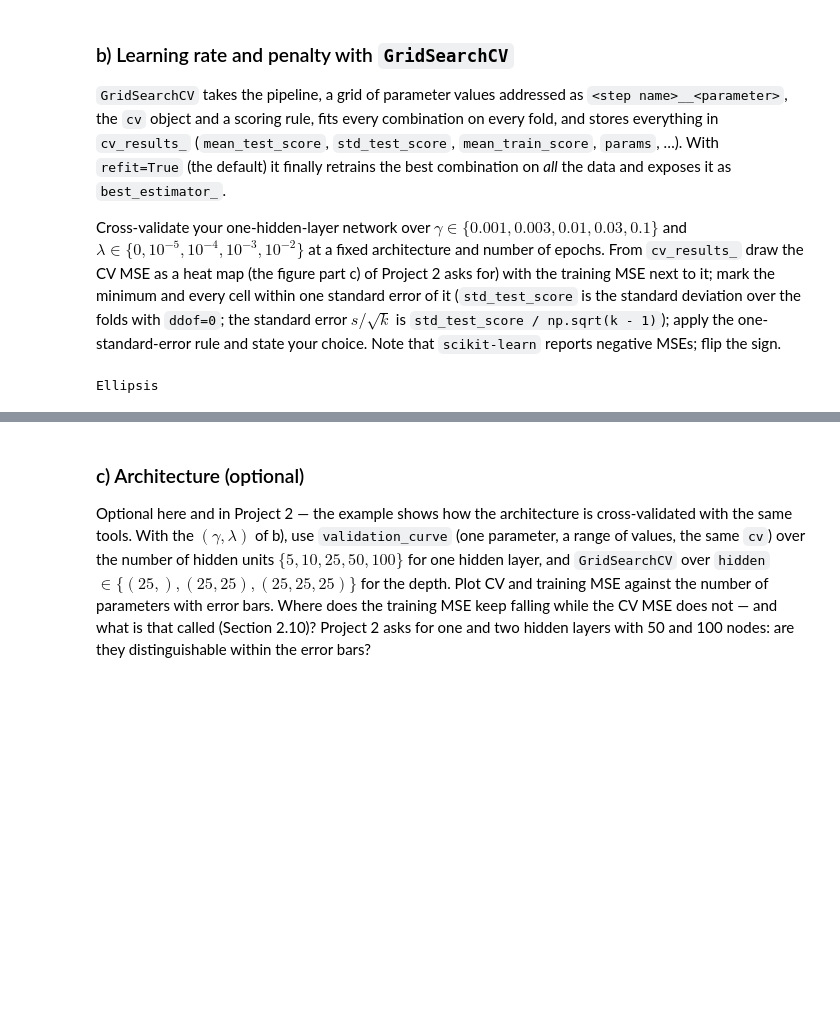
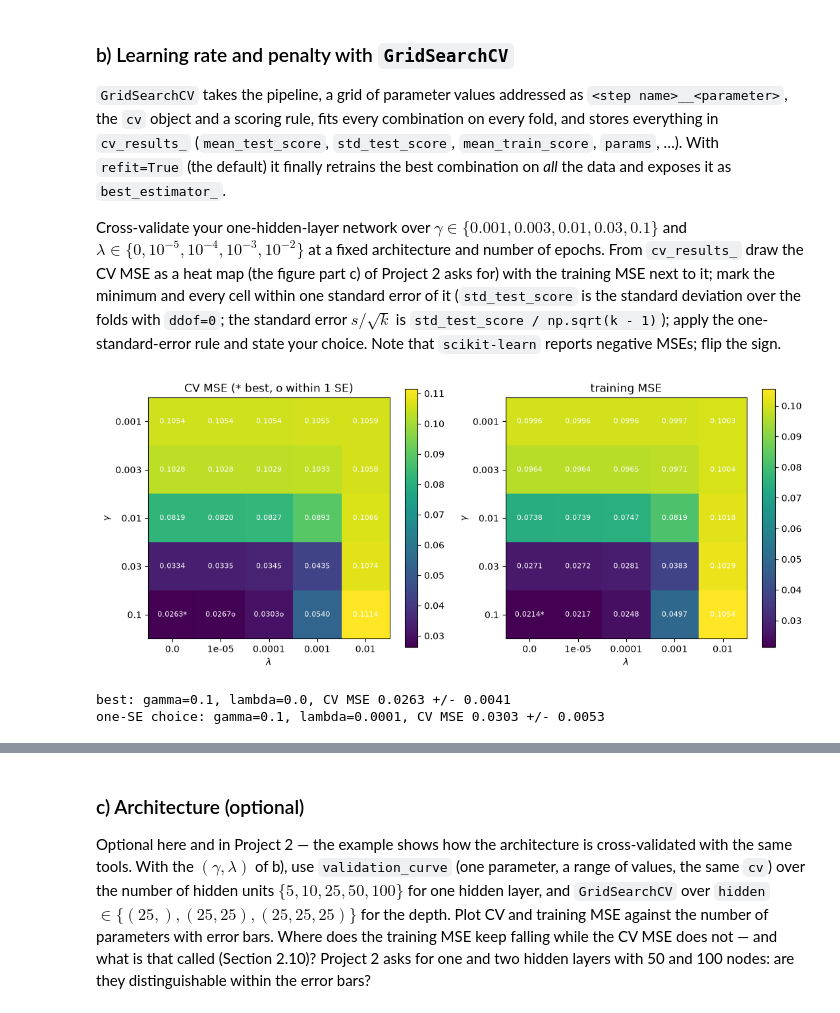
Before and after one commit to SigurdRiseth/FYS-STK4155-exercises, a Jupyter notebook: solutions/week44/exercisesweek44.ipynb, the cells around one changed output, grey strips where cells are left out. Cells and saved outputs as stored; diff of their text form; code cells hidden in the pictures; blank space fills up the shorter version.

```diff
--- a/solutions/week44/exercisesweek44.ipynb
+++ b/solutions/week44/exercisesweek44.ipynb
@@ -195,8 +360,16 @@ them.
 # %%
 cv = KFold(n_splits=5, shuffle=True, random_state=2026)
 net = make_pipeline(StandardScaler(), NeuralNetRegressor(hidden=(50,), gamma=0.03, epochs=1000))
-# scores = -cross_val_score(net, X, y, cv=cv, scoring="neg_mean_squared_error")
-# print(f"5-fold CV MSE {scores.mean():.4f} +/- {scores.std(ddof=1) / np.sqrt(len(scores)):.4f} (folds: {scores})")
-# res = cross_validate(net, X, y, cv=cv, scoring="neg_mean_squared_error", return_train_score=True)
-...
+
+# wrapper check: the wrapper and the raw training loop must give the same training MSE
+Xs = StandardScaler().fit_transform(X)
+est = NeuralNetRegressor().fit(Xs, y)
+layers, _ = train(Xs, y.reshape(-1, 1), create_layers([1, 50, 1], "sigmoid", np.random.default_rng(2026)),
+                  "sigmoid", "mse", gamma=0.03, epochs=1000, batch_size=10, rng=np.random.default_rng(2026))
+print("wrapper MSE", np.mean((est.predict(Xs) - y) ** 2), " own loop MSE", np.mean((predict(Xs, layers)[:, 0] - y) ** 2))
+
+res = cross_validate(net, X, y, cv=cv, scoring="neg_mean_squared_error", return_train_score=True)
+val, tr = -res["test_score"], -res["train_score"]
+print(f"5-fold CV MSE {val.mean():.4f} +/- {val.std(ddof=1) / np.sqrt(len(val)):.4f}  (folds: {np.round(val, 4)})")
+print(f"training MSE  {tr.mean():.4f}  (folds: {np.round(tr, 4)})")
 # %% [output]
@@ -221,13 +398,41 @@ next to it; mark the minimum and every cell within one standard error of it
 the standard error $s/\sqrt{k}$ is `std_test_score / np.sqrt(k - 1)`); apply the one-standard-error rule and state your choice. Note
 that `scikit-learn` reports negative MSEs; flip the sign.
 # %%
-param_grid = {"neuralnetregressor__gamma": [0.001, 0.003, 0.01, 0.03, 0.1],
-              "neuralnetregressor__lmbd": [0.0, 1e-5, 1e-4, 1e-3, 1e-2]}
-# search = GridSearchCV(net, param_grid, cv=cv, scoring="neg_mean_squared_error", return_train_score=True, n_jobs=-1)
-# search.fit(X, y)
-# results = search.cv_results_          # a dict of arrays, one entry per grid point
-# mse = -results["mean_test_score"].reshape(5, 5)
-# se = results["std_test_score"].reshape(5, 5) / np.sqrt(cv.get_n_splits() - 1)
-...
+gammas = [0.001, 0.003, 0.01, 0.03, 0.1]
+lambdas = [0.0, 1e-5, 1e-4, 1e-3, 1e-2]
+param_grid = {"neuralnetregressor__gamma": gammas, "neuralnetregressor__lmbd": lambdas}
+search = GridSearchCV(net, param_grid, cv=cv, scoring="neg_mean_squared_error", return_train_score=True, n_jobs=-1)
+search.fit(X, y)
+results = search.cv_results_                       # rows gamma, columns lambda (grid order)
+mse_cv = -results["mean_test_score"].reshape(5, 5)
+mse_tr = -results["mean_train_score"].reshape(5, 5)
+se = results["std_test_score"].reshape(5, 5) / np.sqrt(cv.get_n_splits() - 1)
+
+i_best, j_best = np.unravel_index(np.argmin(mse_cv), mse_cv.shape)
+within = mse_cv <= mse_cv[i_best, j_best] + se[i_best, j_best]
+
+fig, axes = plt.subplots(1, 2, figsize=(11, 4.5))
+for ax, M, title in zip(axes, [mse_cv, mse_tr], ["CV MSE (* best, o within 1 SE)", "training MSE"]):
+    im = ax.imshow(M, cmap="viridis")
+    for i in range(5):
+        for j in range(5):
+            mark = "*" if (i, j) == (i_best, j_best) else ("o" if within[i, j] and ax is axes[0] else "")
+            ax.text(j, i, f"{M[i, j]:.4f}{mark}", ha="center", va="center", color="w", fontsize=8)
+    ax.set_xticks(range(5), lambdas)
+    ax.set_yticks(range(5), gammas)
+    ax.set_xlabel(r"$\lambda$")
+    ax.set_ylabel(r"$\gamma$")
+    ax.set_title(title)
+    fig.colorbar(im, ax=ax)
+plt.tight_layout()
+plt.show()
+
+print(f"best: gamma={gammas[i_best]}, lambda={lambdas[j_best]}, CV MSE {mse_cv[i_best, j_best]:.4f} +/- {se[i_best, j_best]:.4f}")
+# one-SE rule: among the cells within one SE of the best, take the largest lambda
+j_1se = max(j for j in range(5) if within[:, j].any())
+i_1se = min((i for i in range(5) if within[i, j_1se]), key=lambda i: mse_cv[i, j_1se])
+print(f"one-SE choice: gamma={gammas[i_1se]}, lambda={lambdas[j_1se]}, CV MSE {mse_cv[i_1se, j_1se]:.4f} +/- {se[i_1se, j_1se]:.4f}")
 # %% [output]
+[figure, added]
-Ellipsis
+best: gamma=0.1, lambda=0.0, CV MSE 0.0263 +/- 0.0041
+one-SE choice: gamma=0.1, lambda=0.0001, CV MSE 0.0303 +/- 0.0053
```
Also changed, not shown: parts of 10 cells of this notebook, 2 other files.
